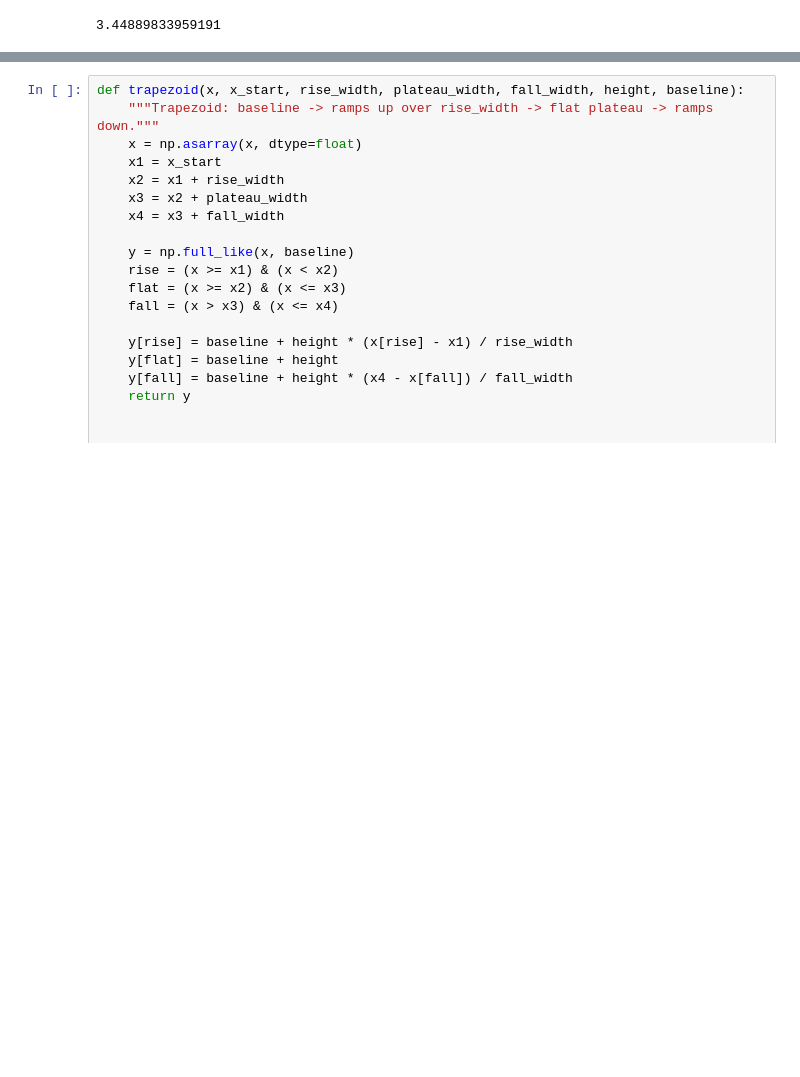
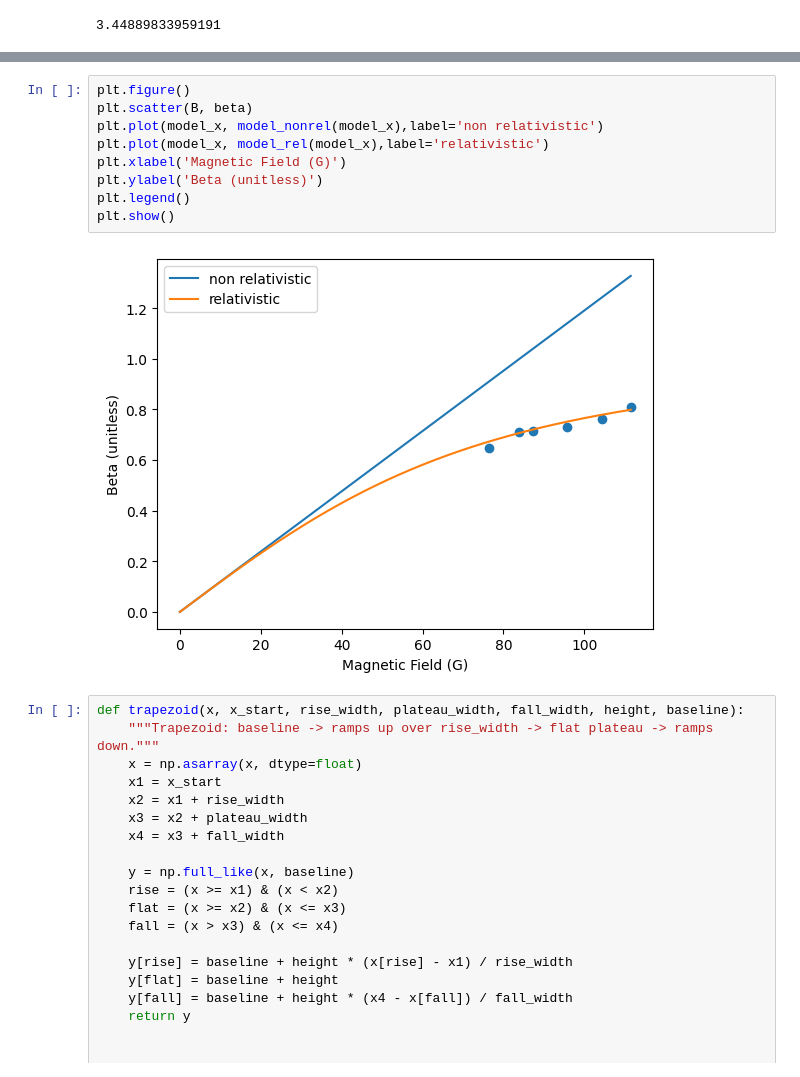
Before and after one commit to nikokopp/jlab, a Jupyter notebook: relativistic_dynamics/analysis/elliott_analysis.ipynb, the cells around one changed output, grey strips where cells are left out. Saved outputs shown, nothing was run; the diff lists cells and outputs as text; blank space fills up the shorter version.

```diff
--- a/relativistic_dynamics/analysis/elliott_analysis.ipynb
+++ b/relativistic_dynamics/analysis/elliott_analysis.ipynb
@@ -262,3 +333,14 @@ plateau level = 4.3097
+# %%
+plt.figure()
+plt.scatter(B, beta)
+plt.plot(model_x, model_nonrel(model_x),label='non relativistic')
+plt.plot(model_x, model_rel(model_x),label='relativistic')
+plt.xlabel('Magnetic Field (G)')
+plt.ylabel('Beta (unitless)')
+plt.legend()
+plt.show()
+# %% [output]
+[figure, added]
 # %%
 def trapezoid(x, x_start, rise_width, plateau_width, fall_width, height, baseline):
     """Trapezoid: baseline -> ramps up over rise_width -> flat plateau -> ramps down."""
```
Also changed, not shown: parts of 8 cells of this notebook.
